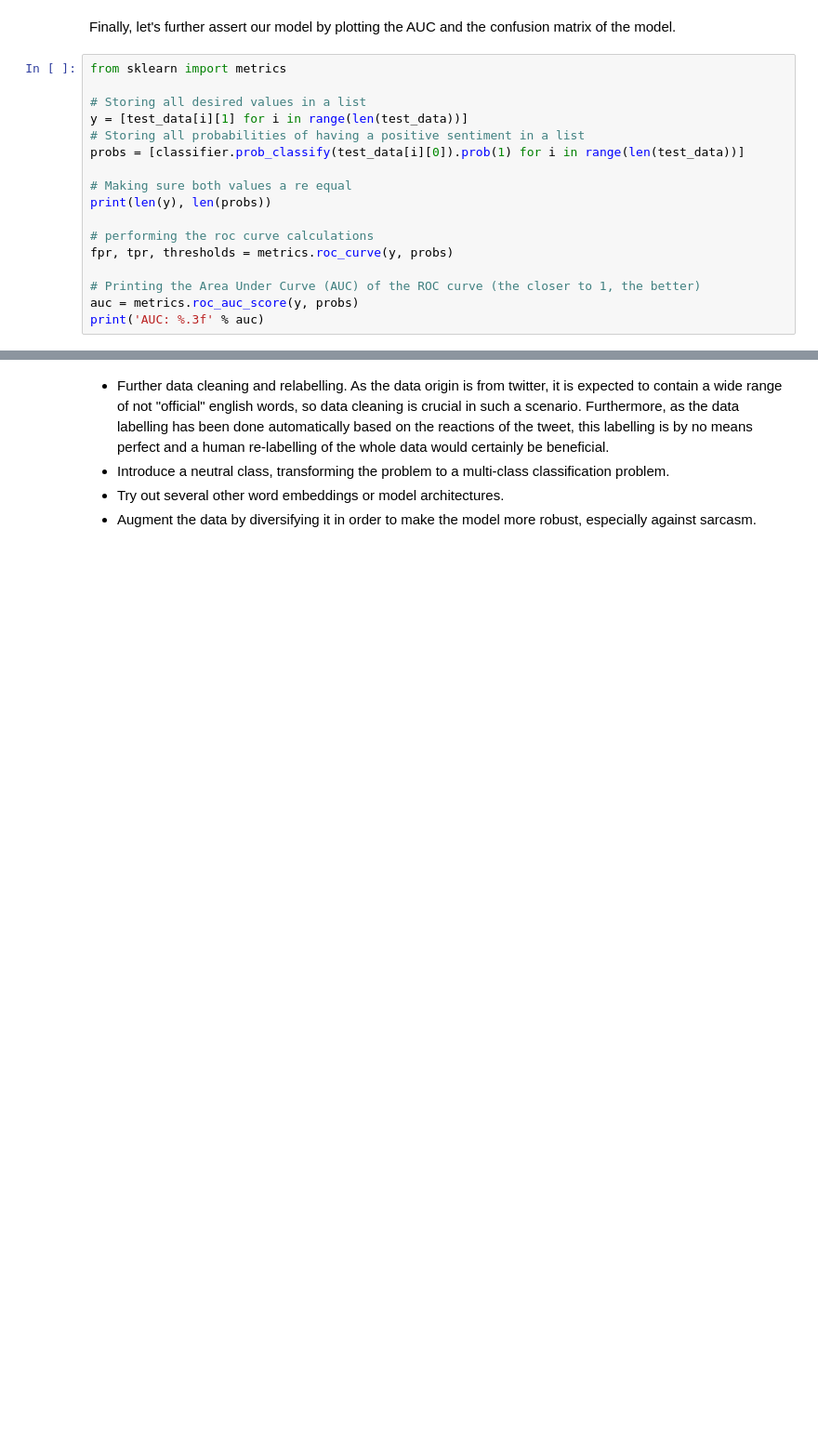
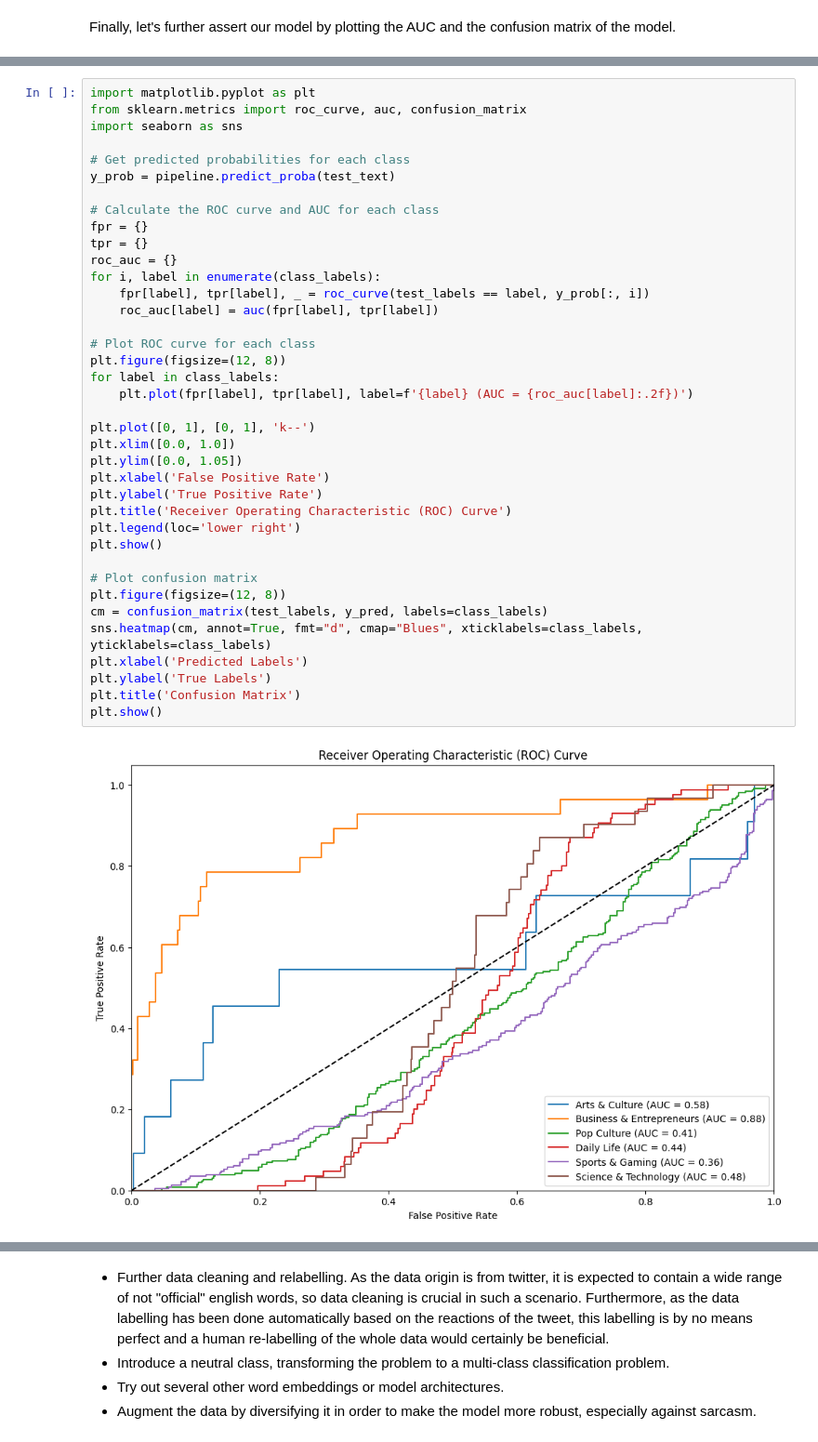
Before and after one commit to CodeDroid999/CRISP-Tweet-Classsification, a Jupyter notebook: text-classification.ipynb, the cells around one changed output, grey strips where cells are left out. Shown at 93% size. Cells and saved outputs as stored; diff of their text form; blank space fills up the shorter version.

```diff
--- a/text-classification.ipynb
+++ b/text-classification.ipynb
@@ -557,19 +626,2 @@ The model would perform greatly on data similar to the data it trained on. For e
 # %% [markdown]
 Finally, let's further assert our model by plotting the AUC and the confusion matrix of the model.
-# %%
-from sklearn import metrics
-
-# Storing all desired values in a list
-y = [test_data[i][1] for i in range(len(test_data))]
-# Storing all probabilities of having a positive sentiment in a list
-probs = [classifier.prob_classify(test_data[i][0]).prob(1) for i in range(len(test_data))]
-
-# Making sure both values a re equal
-print(len(y), len(probs))
-
-# performing the roc curve calculations
-fpr, tpr, thresholds = metrics.roc_curve(y, probs)
-
-# Printing the Area Under Curve (AUC) of the ROC curve (the closer to 1, the better)
-auc = metrics.roc_auc_score(y, probs)
-print('AUC: %.3f' % auc)
@@ -602,0 +628,40 @@ pd.crosstab(y, probs, rownames=['Actual'], colnames=['Predicted'], margins=True)
+# %%
+import matplotlib.pyplot as plt
+from sklearn.metrics import roc_curve, auc, confusion_matrix
+import seaborn as sns
+
+# Get predicted probabilities for each class
+y_prob = pipeline.predict_proba(test_text)
+
+# Calculate the ROC curve and AUC for each class
+fpr = {}
+tpr = {}
+roc_auc = {}
+for i, label in enumerate(class_labels):
+    fpr[label], tpr[label], _ = roc_curve(test_labels == label, y_prob[:, i])
+    roc_auc[label] = auc(fpr[label], tpr[label])
+
+# Plot ROC curve for each class
+plt.figure(figsize=(12, 8))
+for label in class_labels:
+    plt.plot(fpr[label], tpr[label], label=f'{label} (AUC = {roc_auc[label]:.2f})')
+
+plt.plot([0, 1], [0, 1], 'k--')
+plt.xlim([0.0, 1.0])
+plt.ylim([0.0, 1.05])
+plt.xlabel('False Positive Rate')
+plt.ylabel('True Positive Rate')
+plt.title('Receiver Operating Characteristic (ROC) Curve')
+plt.legend(loc='lower right')
+plt.show()
+
+# Plot confusion matrix
+plt.figure(figsize=(12, 8))
+cm = confusion_matrix(test_labels, y_pred, labels=class_labels)
+sns.heatmap(cm, annot=True, fmt="d", cmap="Blues", xticklabels=class_labels, yticklabels=class_labels)
+plt.xlabel('Predicted Labels')
+plt.ylabel('True Labels')
+plt.title('Confusion Matrix')
+plt.show()
+# %% [output]
+[figure, added]
```
Also changed, not shown: parts of 141 cells of this notebook.
